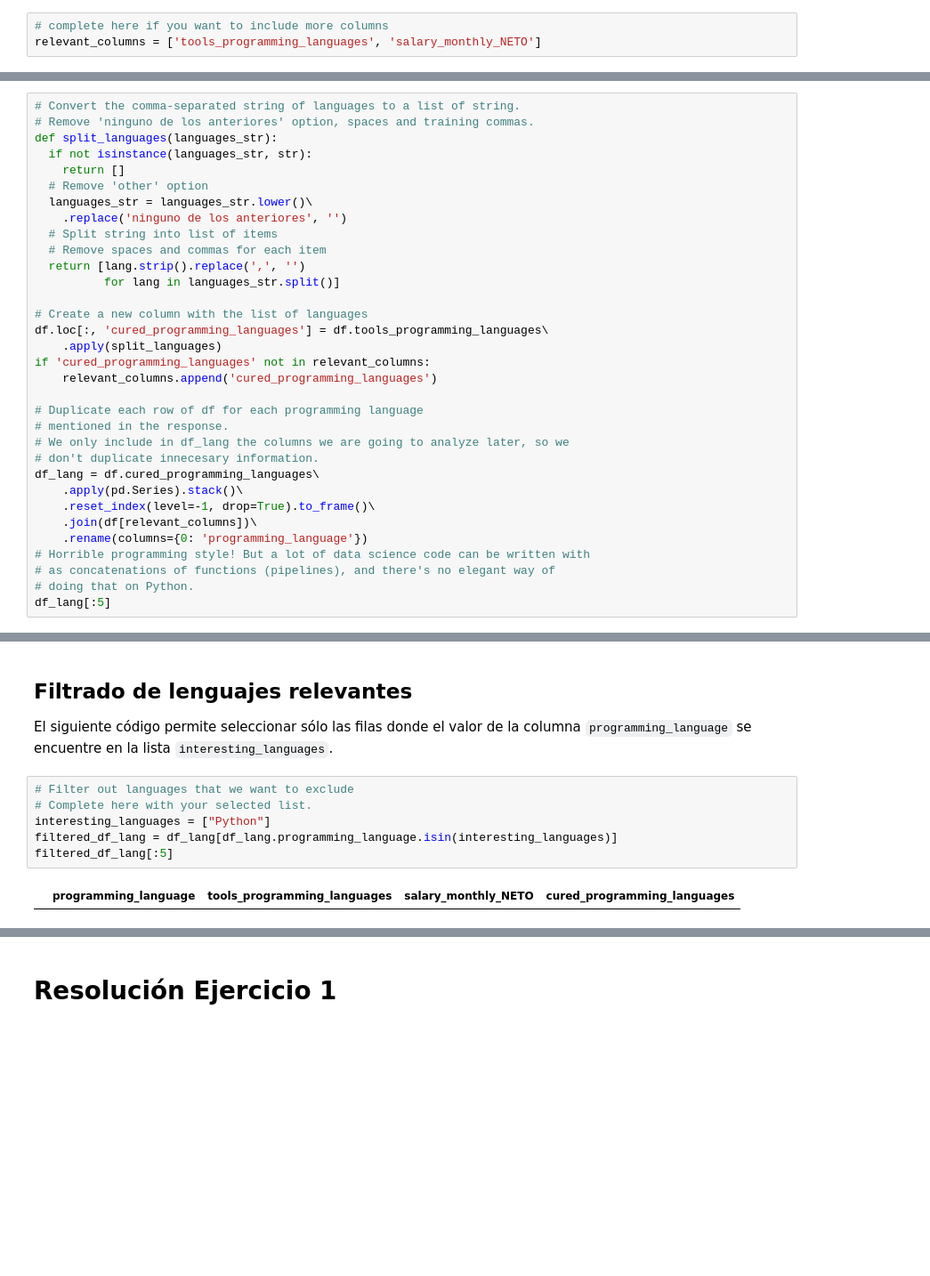
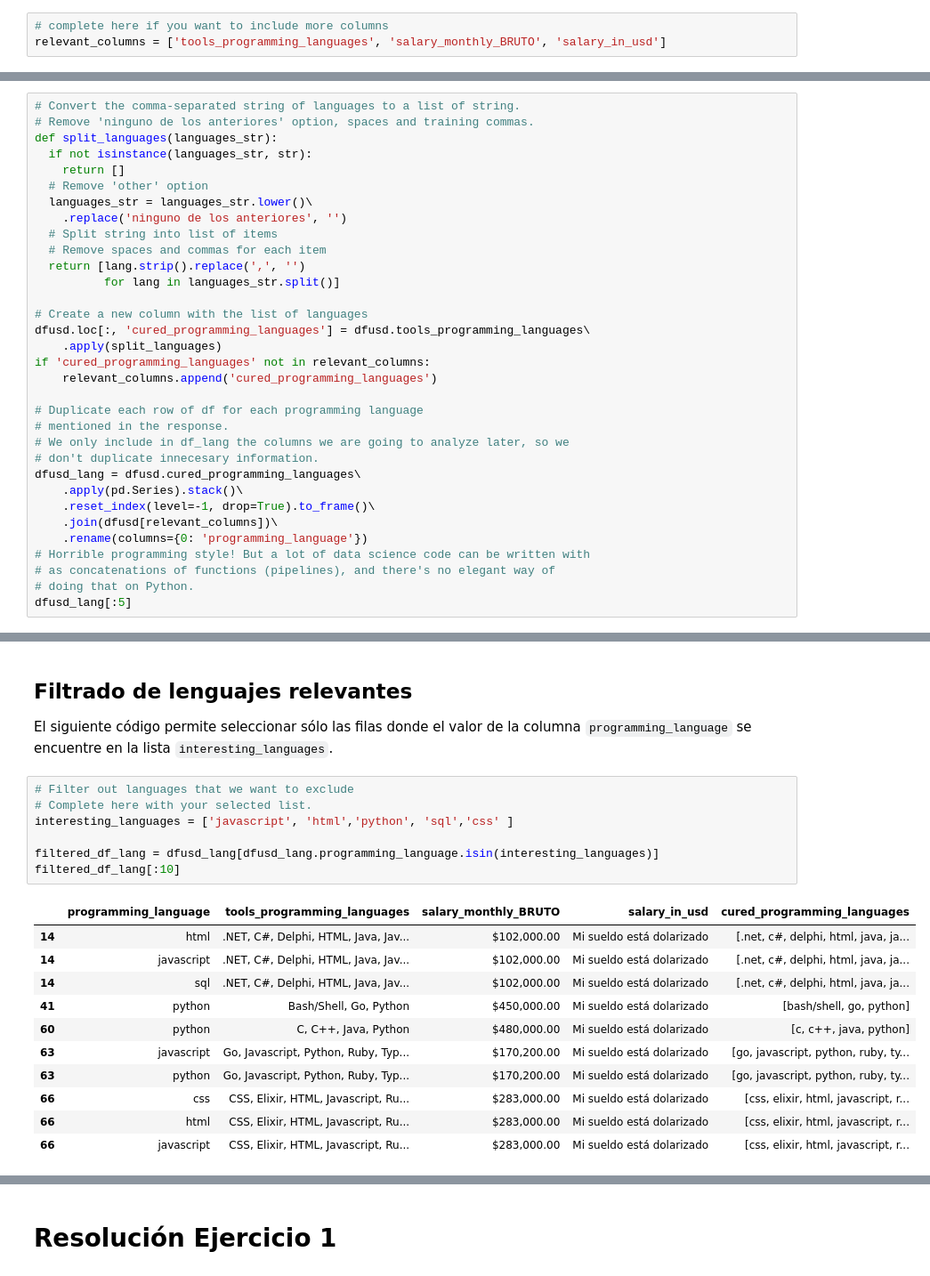
Before and after one commit to gusalvarez10/DiploDatos, a Jupyter notebook: Entregable_Parte_1.ipynb, the cells around one changed output, grey strips where cells are left out. Shown: that part at 89% size. Saved outputs shown, nothing was run; the diff lists cells and outputs as text; blank space fills up the shorter version.

```diff
--- a/Entregable_Parte_1.ipynb
+++ b/Entregable_Parte_1.ipynb
@@ -50,7 +50,7 @@ Para ello:
 Si lo consideran necesario, realicen varias iteraciones. Es decir, si encuentran que las distribuciones de los lenguajes de programación que seleccionaron inicialmente no son muy diferentes, pueden re-hacer el análisis usando sólo los lenguajes de programación que son diferentes.
 # %%
 # complete here if you want to include more columns
-relevant_columns = ['tools_programming_languages', 'salary_monthly_NETO']
+relevant_columns = ['tools_programming_languages', 'salary_monthly_BRUTO', 'salary_in_usd']
 # %% [markdown]
 ### Conteo de frecuencias de los lenguajes de programación
 
@@ -81,7 +83,7 @@ def split_languages(languages_str):
           for lang in languages_str.split()]
 
 # Create a new column with the list of languages
-df.loc[:, 'cured_programming_languages'] = df.tools_programming_languages\
+dfusd.loc[:, 'cured_programming_languages'] = dfusd.tools_programming_languages\
     .apply(split_languages)
 if 'cured_programming_languages' not in relevant_columns:
     relevant_columns.append('cured_programming_languages')
@@ -90,13 +92,13 @@ if 'cured_programming_languages' not in relevant_columns:
 # mentioned in the response.
 # We only include in df_lang the columns we are going to analyze later, so we
 # don't duplicate innecesary information.
-df_lang = df.cured_programming_languages\
+dfusd_lang = dfusd.cured_programming_languages\
     .apply(pd.Series).stack()\
     .reset_index(level=-1, drop=True).to_frame()\
-    .join(df[relevant_columns])\
+    .join(dfusd[relevant_columns])\
     .rename(columns={0: 'programming_language'})
 # Horrible programming style! But a lot of data science code can be written with
 # as concatenations of functions (pipelines), and there's no elegant way of
 # doing that on Python.
-df_lang[:5]
+dfusd_lang[:5]
 # %% [output]
@@ -132,8 +134,19 @@ El siguiente código permite seleccionar sólo las filas donde el valor de la co
 # %%
 # Filter out languages that we want to exclude
 # Complete here with your selected list.
-interesting_languages = ["Python"]
-filtered_df_lang = df_lang[df_lang.programming_language.isin(interesting_languages)]
-filtered_df_lang[:5]
+interesting_languages = ['javascript', 'html','python', 'sql','css' ]
+
+filtered_df_lang = dfusd_lang[dfusd_lang.programming_language.isin(interesting_languages)]
+filtered_df_lang[:10]
 # %% [output]
-|  | programming_language | tools_programming_languages | salary_monthly_NETO | cured_programming_languages |
+|  | programming_language | tools_programming_languages | salary_monthly_BRUTO | salary_in_usd | cured_programming_languages |
+| 14 | html | .NET, C#, Delphi, HTML, Java, Jav... | $102,000.00 | Mi sueldo está dolarizado | [.net, c#, delphi, html, java, ja... |
+| 14 | javascript | .NET, C#, Delphi, HTML, Java, Jav... | $102,000.00 | Mi sueldo está dolarizado | [.net, c#, delphi, html, java, ja... |
+| 14 | sql | .NET, C#, Delphi, HTML, Java, Jav... | $102,000.00 | Mi sueldo está dolarizado | [.net, c#, delphi, html, java, ja... |
+| 41 | python | Bash/Shell, Go, Python | $450,000.00 | Mi sueldo está dolarizado | [bash/shell, go, python] |
+| 60 | python | C, C++, Java, Python | $480,000.00 | Mi sueldo está dolarizado | [c, c++, java, python] |
+| 63 | javascript | Go, Javascript, Python, Ruby, Typ... | $170,200.00 | Mi sueldo está dolarizado | [go, javascript, python, ruby, ty... |
+| 63 | python | Go, Javascript, Python, Ruby, Typ... | $170,200.00 | Mi sueldo está dolarizado | [go, javascript, python, ruby, ty... |
+| 66 | css | CSS, Elixir, HTML, Javascript, Ru... | $283,000.00 | Mi sueldo está dolarizado | [css, elixir, html, javascript, r... |
+| 66 | html | CSS, Elixir, HTML, Javascript, Ru... | $283,000.00 | Mi sueldo está dolarizado | [css, elixir, html, javascript, r... |
+| 66 | javascript | CSS, Elixir, HTML, Javascript, Ru... | $283,000.00 | Mi sueldo está dolarizado | [css, elixir, html, javascript, r... |
```
Also changed, not shown: parts of 6 cells of this notebook.
